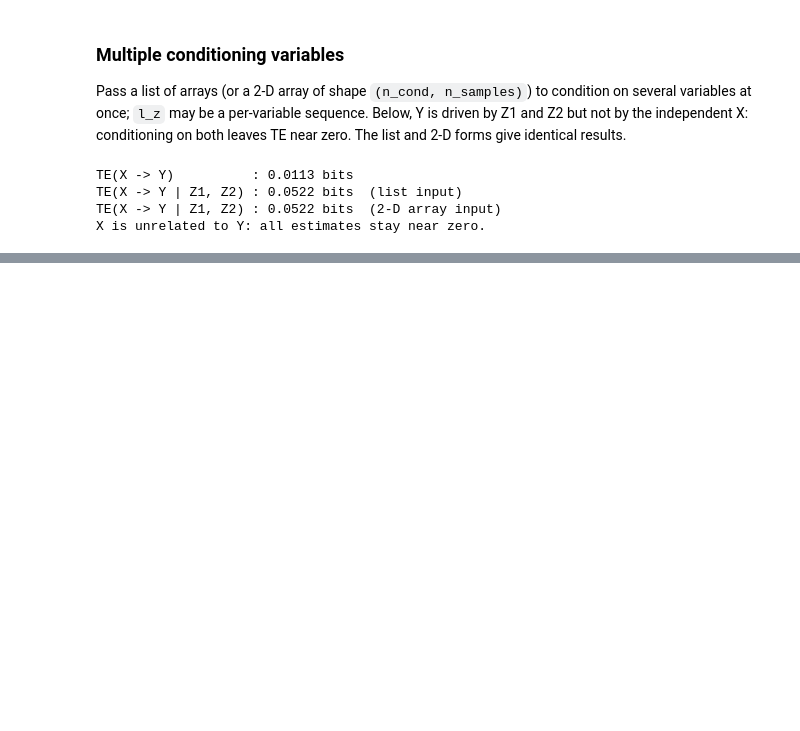
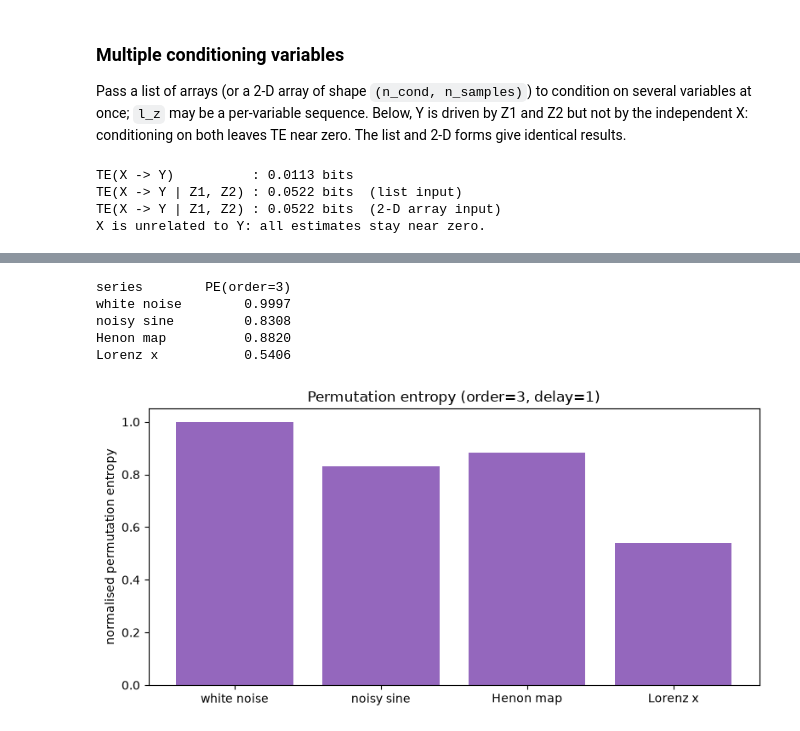
Before and after one commit to ieeningnwq/nolitisea, a Jupyter notebook: examples/entropy.ipynb, the cells around one changed output, grey strips where cells are left out. Drawn from its saved outputs; the diff is of its cells as text; code cells hidden in the pictures; blank space fills up the shorter version.

Commit message:
增加permutation_entropy

```diff
--- a/examples/entropy.ipynb
+++ b/examples/entropy.ipynb
@@ -557,0 +587,25 @@ X is unrelated to Y: all estimates stay near zero.
+# %%
+# Default settings: order=3 (6 patterns), delay=1, normalised to [0, 1].
+names = list(series)
+pe_values = [
+    float(permutation_entropy(s, order=3)[0]) for s in series.values()
+]
+
+print(f"{'series':12s} {'PE(order=3)':>12s}")
+for name, value in zip(names, pe_values):
+    print(f"{name:12s} {value:12.4f}")
+
+fig, ax = plt.subplots(figsize=(8, 4))
+ax.bar(names, pe_values, color="tab:purple")
+ax.set_ylim(0, 1.05)
+ax.set_ylabel("normalised permutation entropy")
+ax.set_title("Permutation entropy (order=3, delay=1)")
+plt.tight_layout()
+plt.show()
+# %% [output]
+series        PE(order=3)
+white noise        0.9997
+noisy sine         0.8308
+Henon map          0.8820
+Lorenz x           0.5406
+[figure, added]
```
Also changed, not shown: parts of 11 cells of this notebook, 4 other files.
